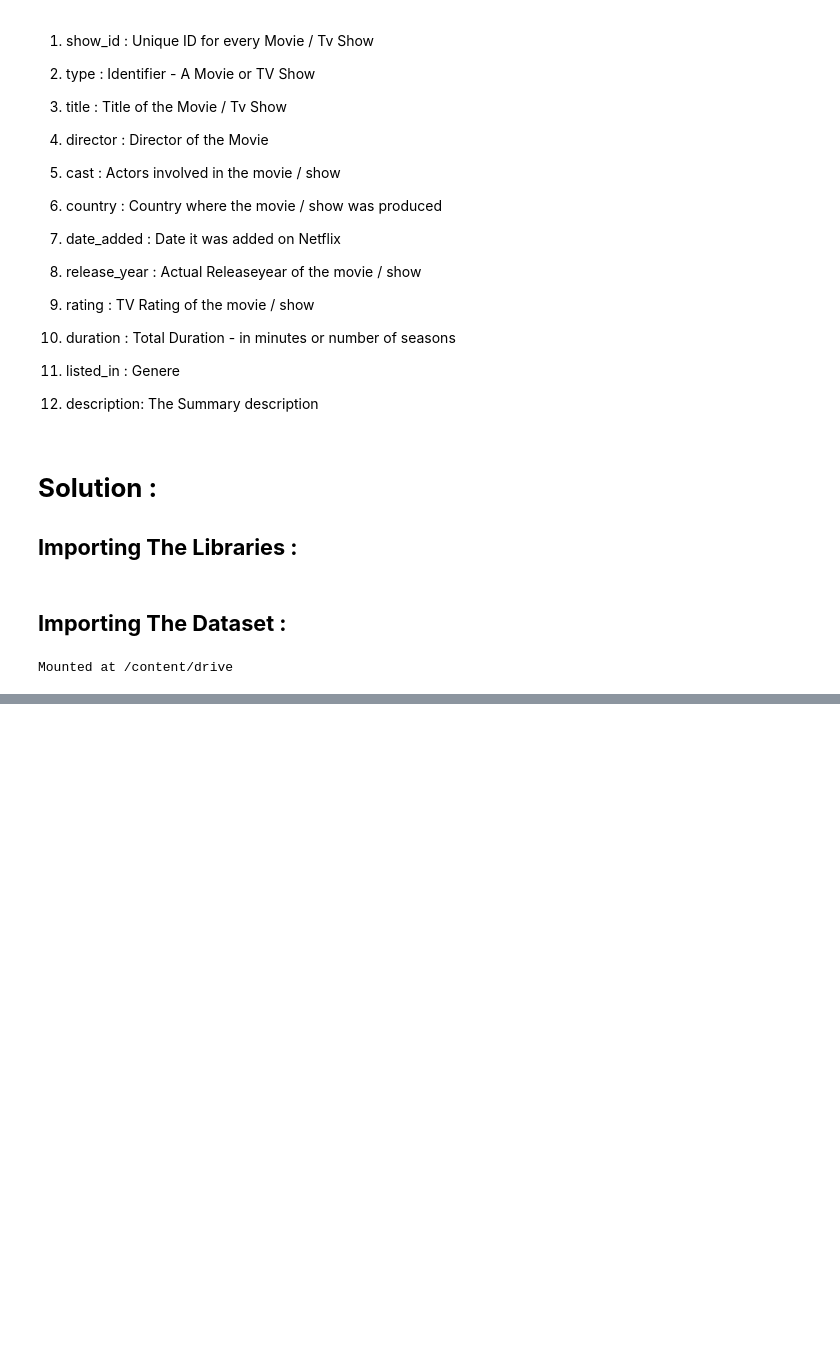
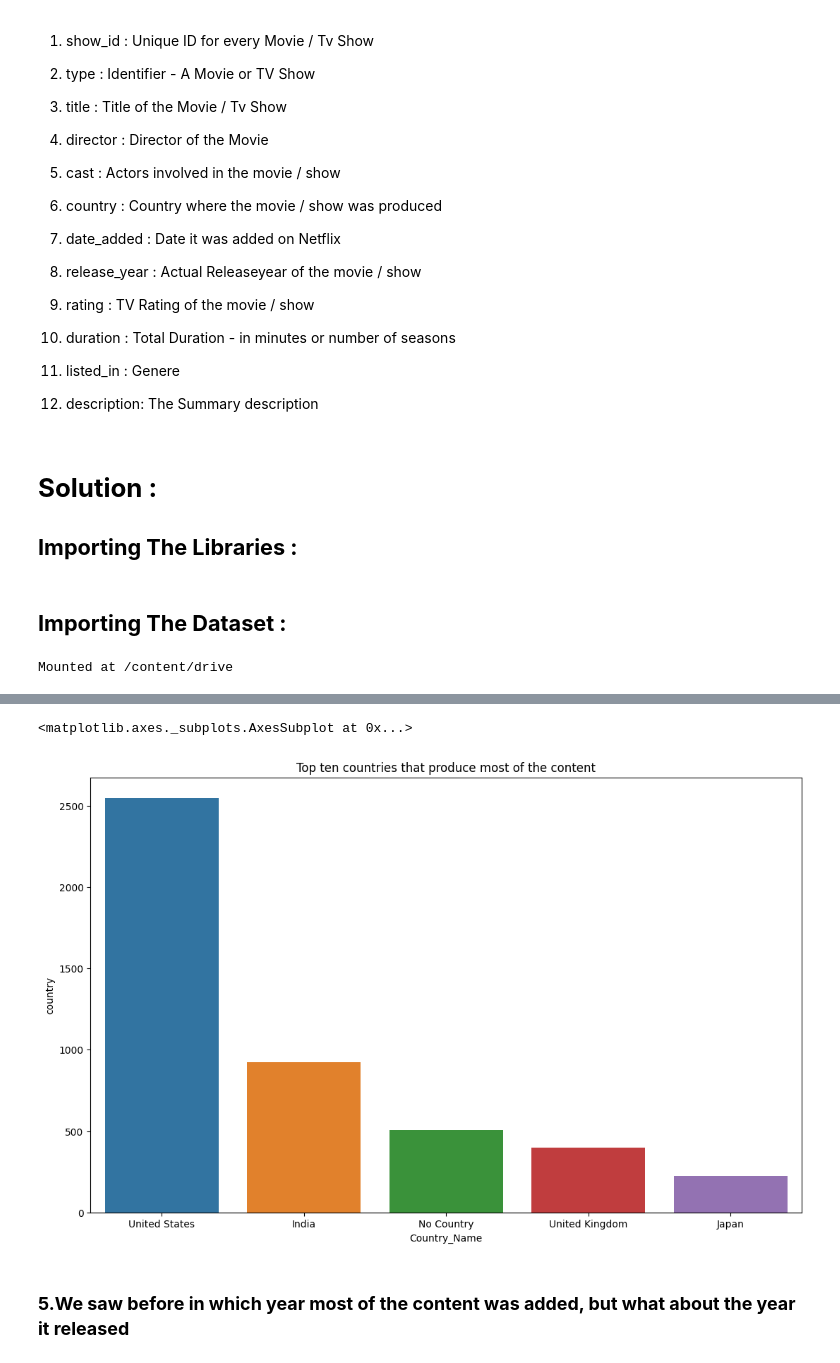
Before and after one commit to prati25/Project-Netflix-movies-and-TV-shows-clustering, a Jupyter notebook: Copy_of_NETFLIX_MOVIES_AND_TV_SHOWS_CLUSTERING.ipynb, the cells around one changed output, grey strips where cells are left out. Saved outputs shown, nothing was run; the diff lists cells and outputs as text; code cells hidden in the pictures; blank space fills up the shorter version.

```diff
--- a/Copy_of_NETFLIX_MOVIES_AND_TV_SHOWS_CLUSTERING.ipynb
+++ b/Copy_of_NETFLIX_MOVIES_AND_TV_SHOWS_CLUSTERING.ipynb
@@ -111,0 +367,13 @@ NETFLIX_DF=pd.read_csv('/content/drive/MyDrive/Capston Project/Netflix Movies an
+# %%
+country_PK=NETFLIX_pk['country'].value_counts().reset_index()
+country_PK.rename(columns={'index': 'Country_Name'}, inplace=True)
+country_PK.rename(columns={'Country': 'Count'}, inplace=True)
+# %%
+plt.figure(figsize=(13,8))
+plt.title('Top ten countries that produce most of the content')
+sns.barplot(x='Country_Name',y='country',data=country_PK.head())
+# %% [output]
+<matplotlib.axes._subplots.AxesSubplot at 0x...>
+[figure, added]
+# %% [markdown]
+### **5.We saw before in which year most of the content was added, but what about the year it released**
```
Also changed, not shown: parts of 33 cells of this notebook.
